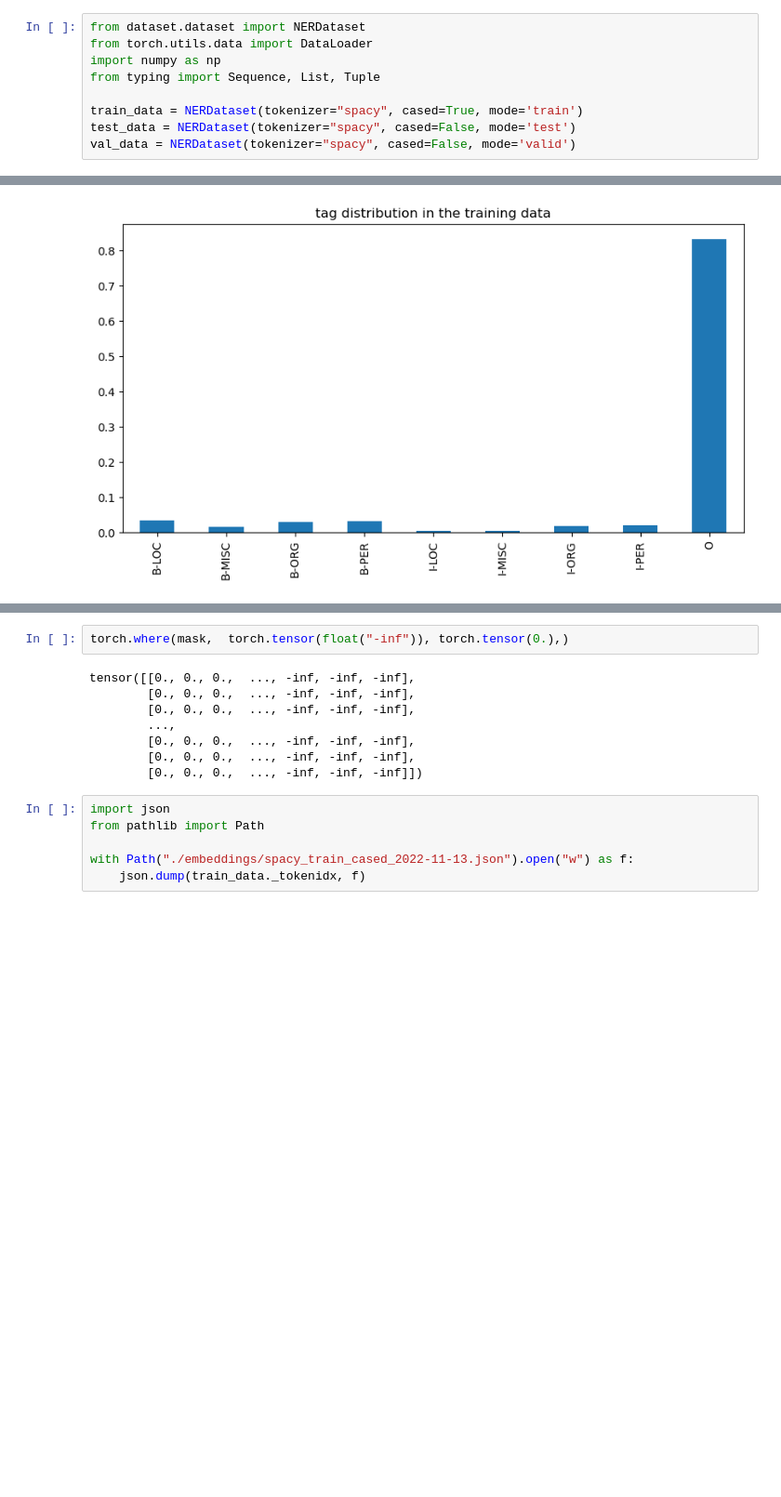
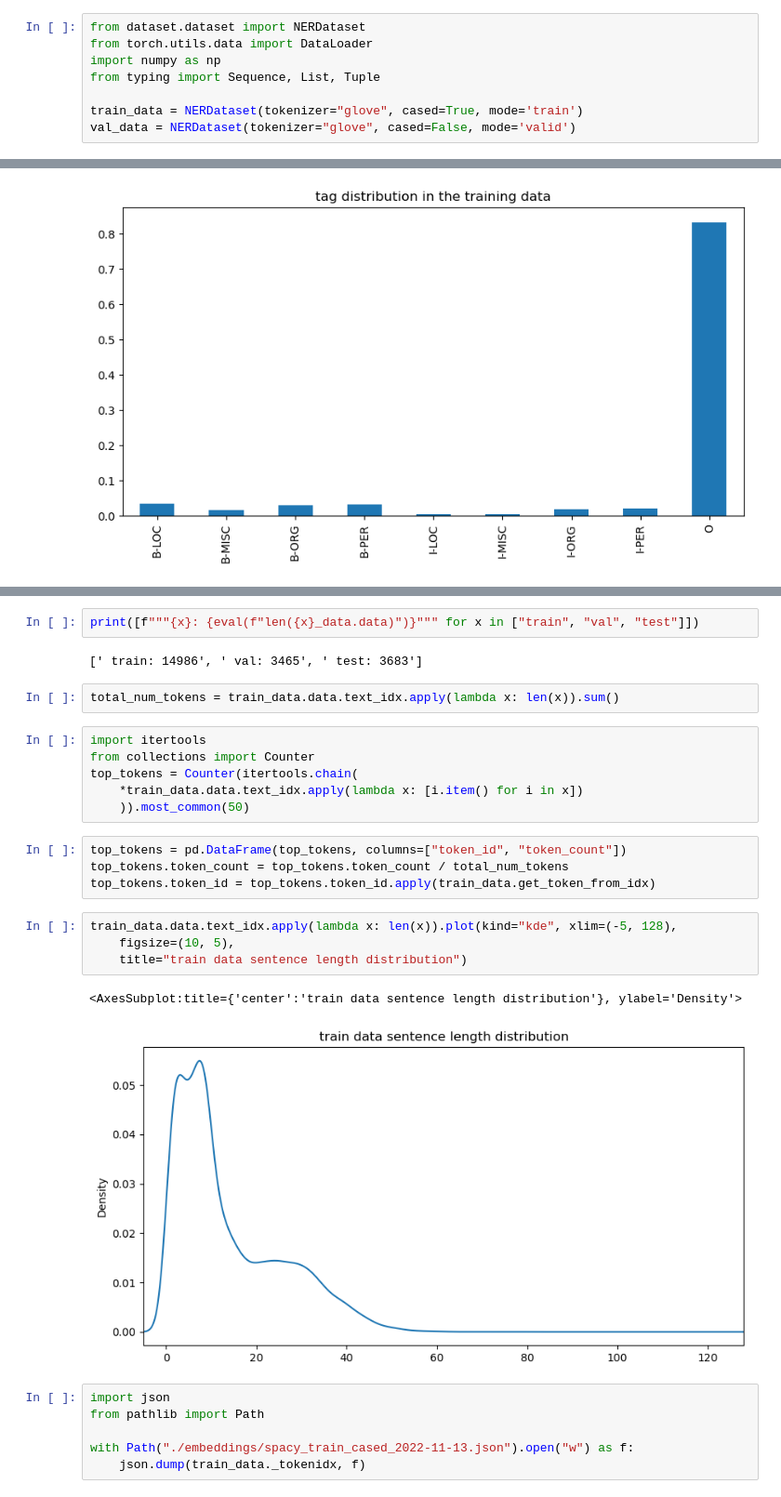
Before and after one commit to pauljhp/NERTagging, a Jupyter notebook: train.ipynb, the cells around one changed output, grey strips where cells are left out. Shown: that part at 93% size. Cells and saved outputs as stored; diff of their text form; blank space fills up the shorter version.

```diff
--- a/train.ipynb
+++ b/train.ipynb
@@ -4,9 +4,8 @@ from torch.utils.data import DataLoader
 import numpy as np
 from typing import Sequence, List, Tuple
 
-train_data = NERDataset(tokenizer="spacy", cased=True, mode='train')
-test_data = NERDataset(tokenizer="spacy", cased=False, mode='test')
-val_data = NERDataset(tokenizer="spacy", cased=False, mode='valid')
+train_data = NERDataset(tokenizer="glove", cased=True, mode='train')
+val_data = NERDataset(tokenizer="glove", cased=False, mode='valid')
 # %% [markdown]
 ## 1. Main train loop
 # %%
@@ -218,13 +188,26 @@ tensor(0.4286)
-# %%
-torch.where(mask,  torch.tensor(float("-inf")), torch.tensor(0.),)
-# %% [output]
-tensor([[0., 0., 0.,  ..., -inf, -inf, -inf],
-        [0., 0., 0.,  ..., -inf, -inf, -inf],
-        [0., 0., 0.,  ..., -inf, -inf, -inf],
-        ...,
-        [0., 0., 0.,  ..., -inf, -inf, -inf],
-        [0., 0., 0.,  ..., -inf, -inf, -inf],
-        [0., 0., 0.,  ..., -inf, -inf, -inf]])
+# %%
+print([f"""{x}: {eval(f"len({x}_data.data)")}""" for x in ["train", "val", "test"]])
+# %% [output]
+[' train: 14986', ' val: 3465', ' test: 3683']
+# %%
+total_num_tokens = train_data.data.text_idx.apply(lambda x: len(x)).sum()
+# %%
+import itertools
+from collections import Counter
+top_tokens = Counter(itertools.chain(
+    *train_data.data.text_idx.apply(lambda x: [i.item() for i in x])
+    )).most_common(50)
+# %%
+top_tokens = pd.DataFrame(top_tokens, columns=["token_id", "token_count"])
+top_tokens.token_count = top_tokens.token_count / total_num_tokens
+top_tokens.token_id = top_tokens.token_id.apply(train_data.get_token_from_idx)
+# %%
+train_data.data.text_idx.apply(lambda x: len(x)).plot(kind="kde", xlim=(-5, 128),
+    figsize=(10, 5),
+    title="train data sentence length distribution")
+# %% [output]
+<AxesSubplot:title={'center':'train data sentence length distribution'}, ylabel='Density'>
+[figure, added]
 # %%
 import json
 from pathlib import Path
```
Also changed, not shown: parts of 23 cells of this notebook, 2 other files.
